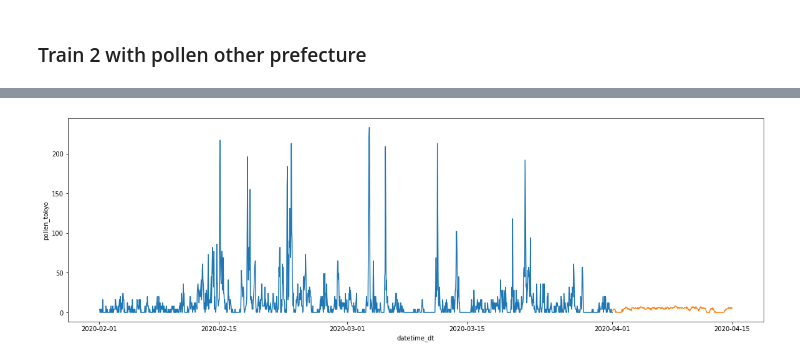
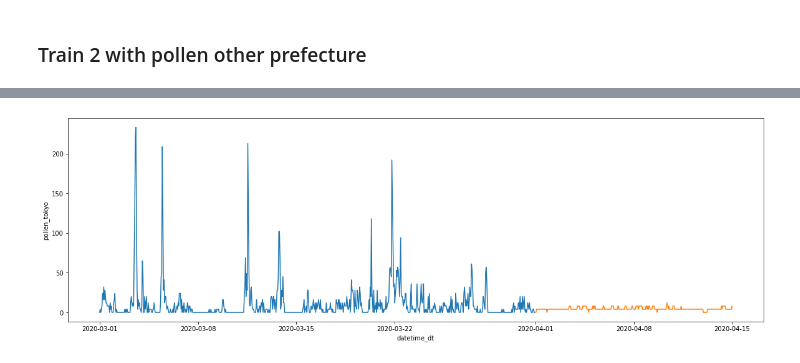
Before and after one commit to masaponto/kafun_solution, a Jupyter notebook: exp8/lgbm.ipynb, the cells around one changed output, grey strips where cells are left out. Saved outputs shown, nothing was run; the diff lists cells and outputs as text; code cells hidden in the pictures.

```diff
--- a/exp8/lgbm.ipynb
+++ b/exp8/lgbm.ipynb
@@ -929,7 +1264,7 @@ _df_cb, _df_test_cb = make_feature(df_train, df_test, make_feature_cb)
 # Train
 # %%
 # ut
-prediction_ut_1, scores_ut, df_imps_ut, _val_scores_ut = run_train(
+prediction_ut_1, scores_ut, df_imps_ut, _val_scores_ut, v_test_scores_ut = run_train(
     _df_ut,
     _df_test_ut,
     q_ut,
@@ -938,5 +1292,5 @@ prediction_ut_1, scores_ut, df_imps_ut, _val_scores_ut = run_train(
 # %%
 # tk
-prediction_tk_1, scores_tk, df_imps_tk, _val_scores_tk = run_train(
+prediction_tk_1, scores_tk, df_imps_tk, _val_scores_tk, v_test_scores_tk = run_train(
         _df_tk, _df_test_tk, q_tk, "pollen_tokyo"
 )
@@ -943,5 +1316,5 @@ prediction_tk_1, scores_tk, df_imps_tk, _val_scores_tk = run_train(
 # %%
 # cb
-prediction_cb_1, scores_cb, df_imps_cb, _val_scores_cb = run_train(
+prediction_cb_1, scores_cb, df_imps_cb, _val_scores_cb, v_test_scores_cb = run_train(
         _df_cb, _df_test_cb, q_cb, "pollen_chiba"
 )
@@ -989,11 +1432,14 @@ sns.barplot(data=df_imps_ut.head(30), x="feat_imp", y="columns")
 # %%
 _df_test_tk["pollen_utsunomiya"] = prediction_ut_1
 _df_test_tk["pollen_chiba"] = prediction_cb_1
+_df_test_tk["pollen_tokyo_pseudo"] = prediction_tk_1
+
+_df_tk["pollen_tokyo_pseudo"] = _df_tk["pollen_tokyo"]
 
 _df_tk, _df_test_tk = make_feature(
     _df_tk, _df_test_tk, make_feature_tk_2, cols=["pollen_tokyo"]
 )
 
-prediction_tk, scores_tk, df_imps_tk, _val_scores_tk = run_train(
+prediction_tk, scores_tk, df_imps_tk, _val_scores_tk, v_test_scores_tk = run_train(
     _df_tk, _df_test_tk, q_tk, "pollen_tokyo", label_cols=["pollen_tokyo"]
 )
@@ -1000,11 +1465,11 @@ prediction_tk, scores_tk, df_imps_tk, _val_scores_tk = run_train(
 # %%
 __df_test = _df_test_tk.copy()
 __df_test["pollen_tokyo"] = prediction_tk
 plt.figure(figsize=(20, 6))
-ax = sns.lineplot(data=_df_tk[_df_tk.year == 2020], x="datetime_dt", y="pollen_tokyo")
+ax = sns.lineplot(data=_df_tk[(_df_tk.year == 2020) & (_df_tk.month == 3)], x="datetime_dt", y="pollen_tokyo")
 ax = sns.lineplot(data=__df_test, x="datetime_dt", y="pollen_tokyo")
 # %% [output]
-[figure, old version]
+[figure, new version]
 # %%
 _, ax = plt.subplots(figsize=(10, 8))
 sns.barplot(data=df_imps_tk.head(30), x="feat_imp", y="columns")
```
Also changed, not shown: parts of 25 cells of this notebook.
